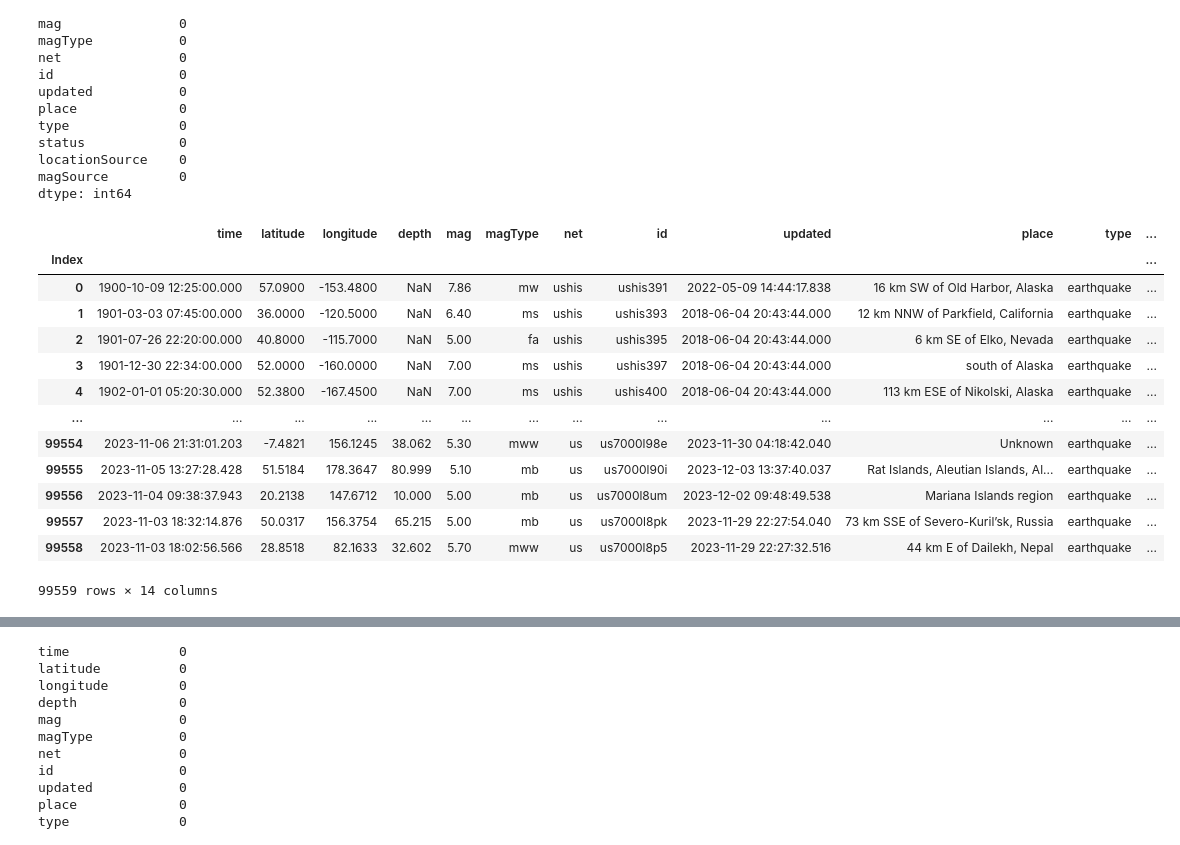
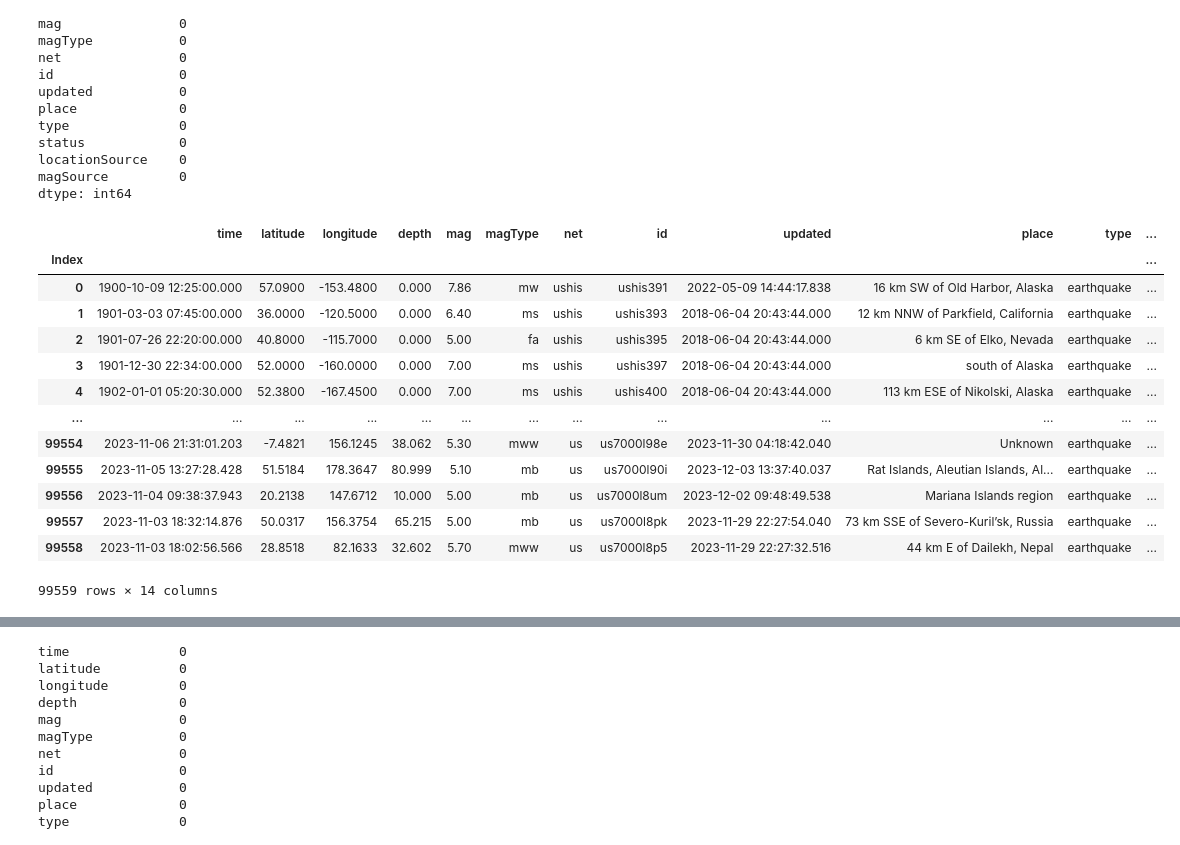
Before and after one commit to jameslaurence82/Project, a Jupyter notebook: test-earthquakes.ipynb, the cells around one changed output, grey strips where cells are left out. Drawn from its saved outputs; the diff is of its cells as text; code cells hidden in the pictures.

```diff
--- a/test-earthquakes.ipynb
+++ b/test-earthquakes.ipynb
@@ -285,16 +285,16 @@ dtype: int64
 # generate csv that has unknown for place, and 0 for the 285 NaN in depth
 # eq.to_csv('eq_nonull.csv')
 # %%
-eqnull = pd.read_csv('eq_reducednull.csv', index_col=[0])
+eqnull = pd.read_csv('E:\\4-Data Analytics Fall 2023\\DBAS3017 - User Experience Techniques\\Project\\eq_nonull.csv', index_col=[0])
 eqnull
 # %% [output]
 |  | time | latitude | longitude | depth | mag | magType | net | id | updated | place | type | ... |
 | Index |  |  |  |  |  |  |  |  |  |  |  | ... |
-| 0 | 1900-10-09 12:25:00.000 | 57.0900 | -153.4800 | NaN | 7.86 | mw | ushis | ushis391 | 2022-05-09 14:44:17.838 | 16 km SW of Old Harbor, Alaska | earthquake | ... |
-| 1 | 1901-03-03 07:45:00.000 | 36.0000 | -120.5000 | NaN | 6.40 | ms | ushis | ushis393 | 2018-06-04 20:43:44.000 | 12 km NNW of Parkfield, California | earthquake | ... |
-| 2 | 1901-07-26 22:20:00.000 | 40.8000 | -115.7000 | NaN | 5.00 | fa | ushis | ushis395 | 2018-06-04 20:43:44.000 | 6 km SE of Elko, Nevada | earthquake | ... |
-| 3 | 1901-12-30 22:34:00.000 | 52.0000 | -160.0000 | NaN | 7.00 | ms | ushis | ushis397 | 2018-06-04 20:43:44.000 | south of Alaska | earthquake | ... |
-| 4 | 1902-01-01 05:20:30.000 | 52.3800 | -167.4500 | NaN | 7.00 | ms | ushis | ushis400 | 2018-06-04 20:43:44.000 | 113 km ESE of Nikolski, Alaska | earthquake | ... |
+| 0 | 1900-10-09 12:25:00.000 | 57.0900 | -153.4800 | 0.000 | 7.86 | mw | ushis | ushis391 | 2022-05-09 14:44:17.838 | 16 km SW of Old Harbor, Alaska | earthquake | ... |
+| 1 | 1901-03-03 07:45:00.000 | 36.0000 | -120.5000 | 0.000 | 6.40 | ms | ushis | ushis393 | 2018-06-04 20:43:44.000 | 12 km NNW of Parkfield, California | earthquake | ... |
+| 2 | 1901-07-26 22:20:00.000 | 40.8000 | -115.7000 | 0.000 | 5.00 | fa | ushis | ushis395 | 2018-06-04 20:43:44.000 | 6 km SE of Elko, Nevada | earthquake | ... |
+| 3 | 1901-12-30 22:34:00.000 | 52.0000 | -160.0000 | 0.000 | 7.00 | ms | ushis | ushis397 | 2018-06-04 20:43:44.000 | south of Alaska | earthquake | ... |
+| 4 | 1902-01-01 05:20:30.000 | 52.3800 | -167.4500 | 0.000 | 7.00 | ms | ushis | ushis400 | 2018-06-04 20:43:44.000 | 113 km ESE of Nikolski, Alaska | earthquake | ... |
 | ... | ... | ... | ... | ... | ... | ... | ... | ... | ... | ... | ... | ... |
 | 99554 | 2023-11-06 21:31:01.203 | -7.4821 | 156.1245 | 38.062 | 5.30 | mww | us | us7000l98e | 2023-11-30 04:18:42.040 | Unknown | earthquake | ... |
 | 99555 | 2023-11-05 13:27:28.428 | 51.5184 | 178.3647 | 80.999 | 5.10 | mb | us | us7000l90i | 2023-12-03 13:37:40.037 | Rat Islands, Aleutian Islands, Al... | earthquake | ... |
```
Also changed, not shown: parts of 17 cells of this notebook, 1 other file.
